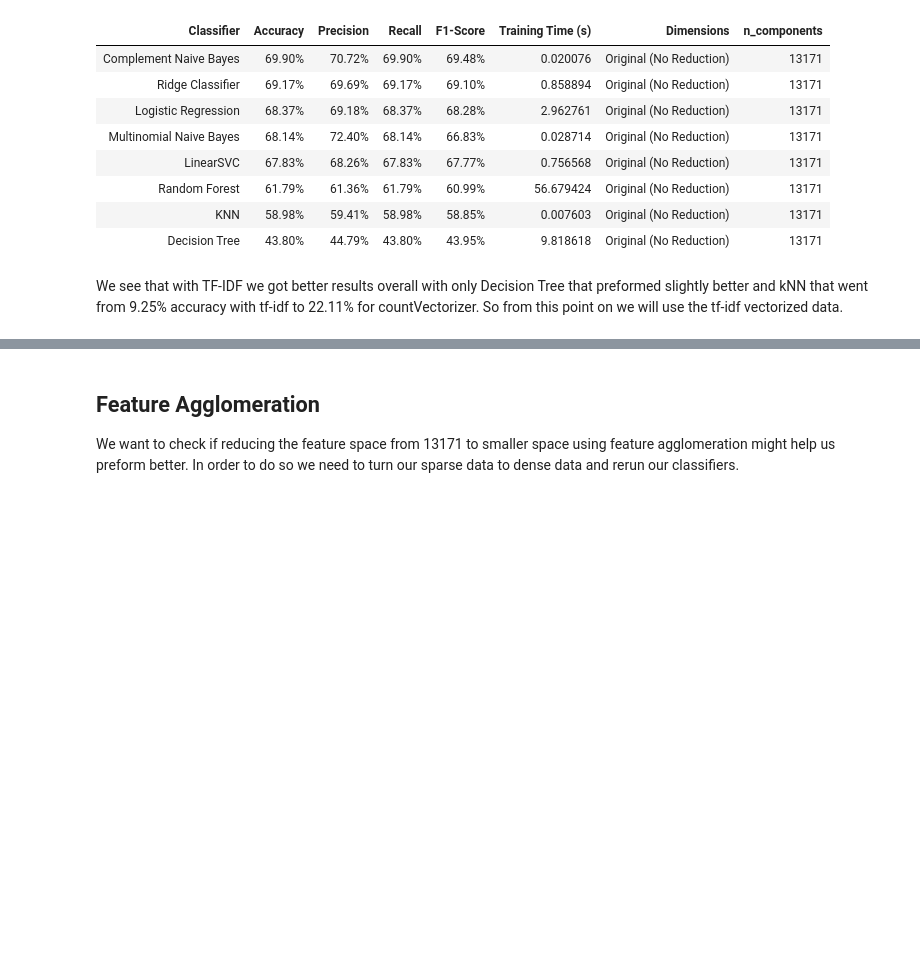
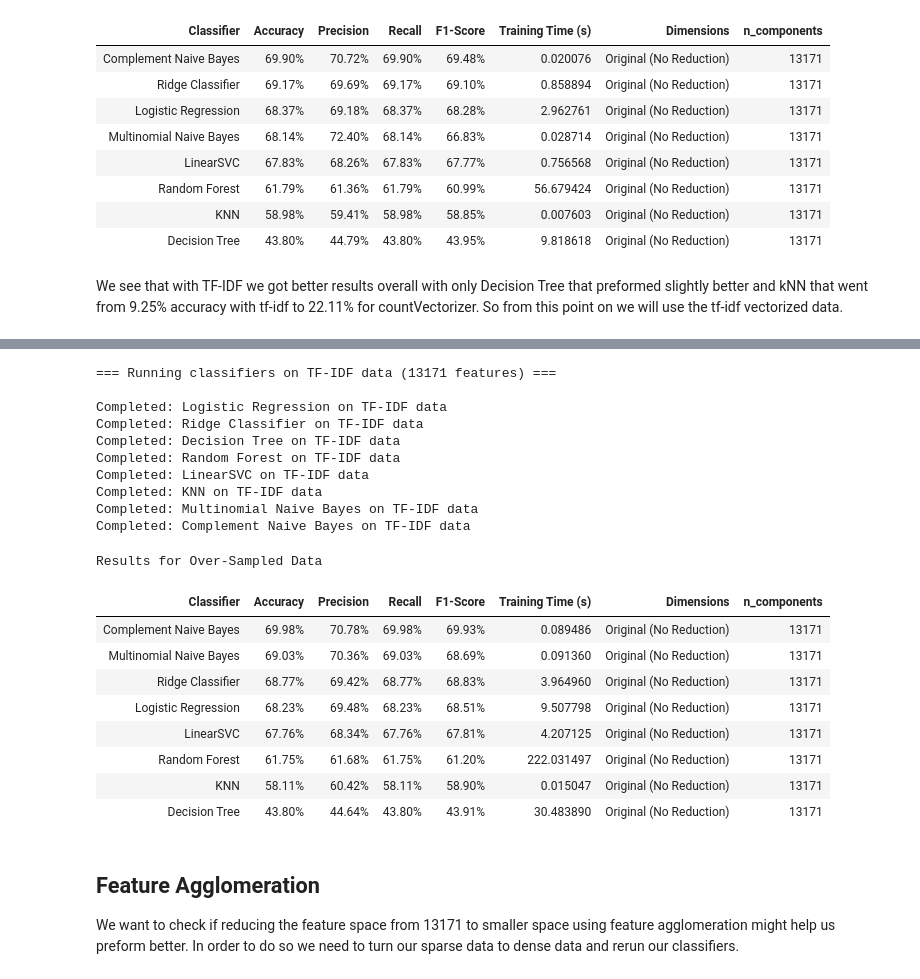
Before and after one commit to benami171/ML_FinalProject, a Jupyter notebook: project.ipynb, the cells around one changed output, grey strips where cells are left out. Drawn from its saved outputs; the diff is of its cells as text; code cells hidden in the pictures; blank space fills up the shorter version.

```diff
--- a/project.ipynb
+++ b/project.ipynb
@@ -229,7 +230,6 @@ classifiers = [
     ('Random Forest', RandomForestClassifier(random_state=42, n_estimators=200)),
     ('LinearSVC', LinearSVC(random_state=42, dual="auto", max_iter=20000)),
     ('KNN', KNeighborsClassifier(n_neighbors=7,metric="cosine", weights='distance')), # by default the metric is minkowski and weights is uniform
-    ('Multinomial Naive Bayes', MultinomialNB()),
     ('Complement Naive Bayes', ComplementNB())
 ]
 
@@ -262,24 +262,6 @@ def get_classifier_metrics(clf, X_train, X_test, y_train, y_test, clf_name, to_f
         'y_pred': y_pred
     }
 
-# def plot_confusion_matrix(y_true, y_pred, classifier_name, dataset_label):
-#     plt.ioff()
-#     # Compute the confusion matrix
-#     cm = confusion_matrix(y_true, y_pred)
-#     # Create a figure and axis
-#     fig, ax = plt.subplots(figsize=(8, 8))
-
-#     # Plot the confusion matrix using Seaborn's heatmap, and use the target_names for tick labels
-#     sns.heatmap(cm, annot=True, fmt='d', cmap='Blues', cbar=True,
-#                 ax=ax, xticklabels=target_names, yticklabels=target_names)
-
-#     # Add title and axis labels
-#     ax.set_title(f"Confusion Matrix: {classifier_name} ({dataset_label})", fontsize=16)
-#     ax.set_xlabel("Predicted Label", fontsize=14)
-#     ax.set_ylabel("Actual Label", fontsize=14)
-
-#     return fig
-
 def evaluate_classifiers(classifiers, X_train, X_test, y_train, y_test, dataset_label):
     """
     Evaluates each classifier on the given dataset, records the results, and also creates
@@ -374,3 +391,45 @@ So from this point on we will use the tf-idf vectorized data.
+# %%
+# Evaluate classifiers on both TF-IDF and Count datasets
+results_tfidf_oversmpld = evaluate_classifiers(classifiers, X_train_tfidf_over, X_test_tfidf, y_train_over, y_test, "Over Sampled")
+
+# Convert the results list to DataFrames
+results_df_tfidf_oversmpld = pd.DataFrame(results_tfidf_oversmpld)
+
+# Filter results for original dimensionality
+original_results_tfidf_oversmpld = results_df_tfidf_oversmpld[results_df_tfidf_oversmpld['Dimensions'] == 'Original (No Reduction)']
+
+# Format and display the TF-IDF results table
+styled_df_tfidf_oversmpld = (
+    format_results_table(original_results_tfidf_oversmpld, groupby='n_components').style \
+    .set_caption("Results for Over-Sampled Data") \
+    .format({
+        'Accuracy': '{:.2f}%',
+        'Precision': '{:.2f}%',
+        'Recall': '{:.2f}%',
+        'F1-Score': '{:.2f}%'
+    }))
+display(styled_df_tfidf_oversmpld.hide())
+# %% [output]
+=== Running classifiers on TF-IDF data (13171 features) ===
+
+Completed: Logistic Regression on TF-IDF data
+Completed: Ridge Classifier on TF-IDF data
+Completed: Decision Tree on TF-IDF data
+Completed: Random Forest on TF-IDF data
+Completed: LinearSVC on TF-IDF data
+Completed: KNN on TF-IDF data
+Completed: Multinomial Naive Bayes on TF-IDF data
+Completed: Complement Naive Bayes on TF-IDF data
+Results for Over-Sampled Data
+| Classifier | Accuracy | Precision | Recall | F1-Score | Training Time (s) | Dimensions | n_components |
+| Complement Naive Bayes | 69.98% | 70.78% | 69.98% | 69.93% | 0.089486 | Original (No Reduction) | 13171 |
+| Multinomial Naive Bayes | 69.03% | 70.36% | 69.03% | 68.69% | 0.091360 | Original (No Reduction) | 13171 |
+| Ridge Classifier | 68.77% | 69.42% | 68.77% | 68.83% | 3.964960 | Original (No Reduction) | 13171 |
+| Logistic Regression | 68.23% | 69.48% | 68.23% | 68.51% | 9.507798 | Original (No Reduction) | 13171 |
+| LinearSVC | 67.76% | 68.34% | 67.76% | 67.81% | 4.207125 | Original (No Reduction) | 13171 |
+| Random Forest | 61.75% | 61.68% | 61.75% | 61.20% | 222.031497 | Original (No Reduction) | 13171 |
+| KNN | 58.11% | 60.42% | 58.11% | 58.90% | 0.015047 | Original (No Reduction) | 13171 |
+| Decision Tree | 43.80% | 44.64% | 43.80% | 43.91% | 30.483890 | Original (No Reduction) | 13171 |
 # %% [markdown]
 ## Feature Agglomeration
 We want to check if reducing the feature space from 13171 to smaller space using feature agglomeration might help us preform better.
```
Also changed, not shown: parts of 12 cells of this notebook.
